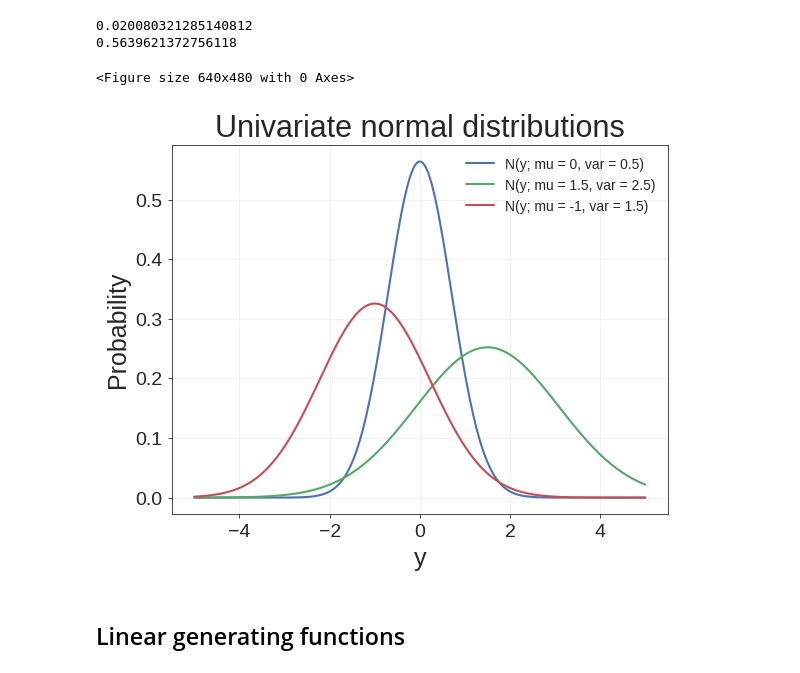
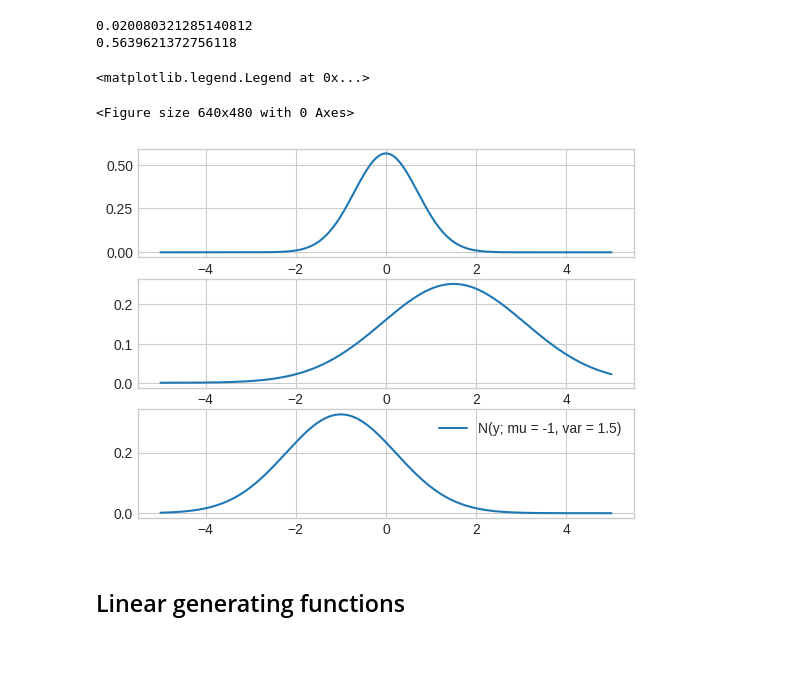
Before and after one commit to FrankHolzkamp/FundamentalsActiveInference, a Jupyter notebook: 2b_linear_generating_functions.ipynb, the cells around one changed output. Saved outputs shown, nothing was run; the diff lists cells and outputs as text; code cells hidden in the pictures.

```diff
--- a/2b_linear_generating_functions.ipynb
+++ b/2b_linear_generating_functions.ipynb
@@ -51,7 +51,7 @@ import torch
 
 from pyro.distributions import Normal, Uniform
 
-mpl.style.use("seaborn-deep")
+mpl.style.use("seaborn-v0_8-whitegrid")
 # %% [markdown]
 ## Note on probability distributions
 # %% [markdown]
@@ -74,36 +74,37 @@ print(prob_1[125])
 0.020080321285140812
 0.5639621372756118
 # %%
-plt.style.use("seaborn-whitegrid")
+plt.style.use("seaborn-v0_8-whitegrid")
 fig = plt.figure()
-fig, ax = plt.subplots(1, 1, facecolor=(1,1,1))
+# fig, ax = plt.subplots(1, 1, facecolor=(1,1,1))
+fig, ax = plt.subplots(3, 1, facecolor=(1,1,1))
+# Plot linear generating function on canvas
+ax[0].plot(y, prob_1, label="N(y; mu = 0, var = 0.5)")
+ax[1].plot(y, prob_2, label="N(y; mu = 1.5, var = 2.5)")
+ax[2].plot(y, prob_3, label="N(y; mu = -1, var = 1.5)")
 
-# Plot linear generating function on canvas
-ax.plot(y, prob_1, label="N(y; mu = 0, var = 0.5)")
-ax.plot(y, prob_2, label="N(y; mu = 1.5, var = 2.5)")
-ax.plot(y, prob_3, label="N(y; mu = -1, var = 1.5)")
-
-ax.set_title("Univariate normal distributions", fontsize=22)
-ax.set_xlabel("y", fontsize=18)
-ax.set_ylabel("Probability", fontsize=18)
+# ax.set_title("Univariate normal distributions", fontsize=22)
+# ax.set_xlabel("y", fontsize=18)
+# ax.set_ylabel("Probability", fontsize=18)
 
 plt.legend()
 
 # Axis labels and styling
-ax.axes.grid(which="major", axis="both", c="#f2f2f2")
-plt.setp(ax.spines.values(), color="black", linewidth=0.5)
-ax.tick_params(
-    labelsize=14,
-    axis='both',
-    which='major',
-    bottom=True,
-    left=True,
-    color="black",
-    width=0.5,
-    length=3)
+# ax.axes.grid(which="major", axis="both", c="#f2f2f2")
+# plt.setp(ax.spines.values(), color="black", linewidth=0.5)
+# ax.tick_params(
+#    labelsize=14,
+#    axis='both',
+#    which='major',
+#    bottom=True,
+#    left=True,
+#    color="black",
+#    width=0.5,
+#    length=3)
 # %% [output]
-<Figure size 640x480 with 0 Axes>
+<matplotlib.legend.Legend at 0x...>
+<Figure size 640x480 with 0 Axes>
-[figure, old version]
+[figure, new version]
 # %% [markdown]
 ## Linear generating functions
 # %% [markdown]
```
Also changed, not shown: parts of 9 cells of this notebook.
